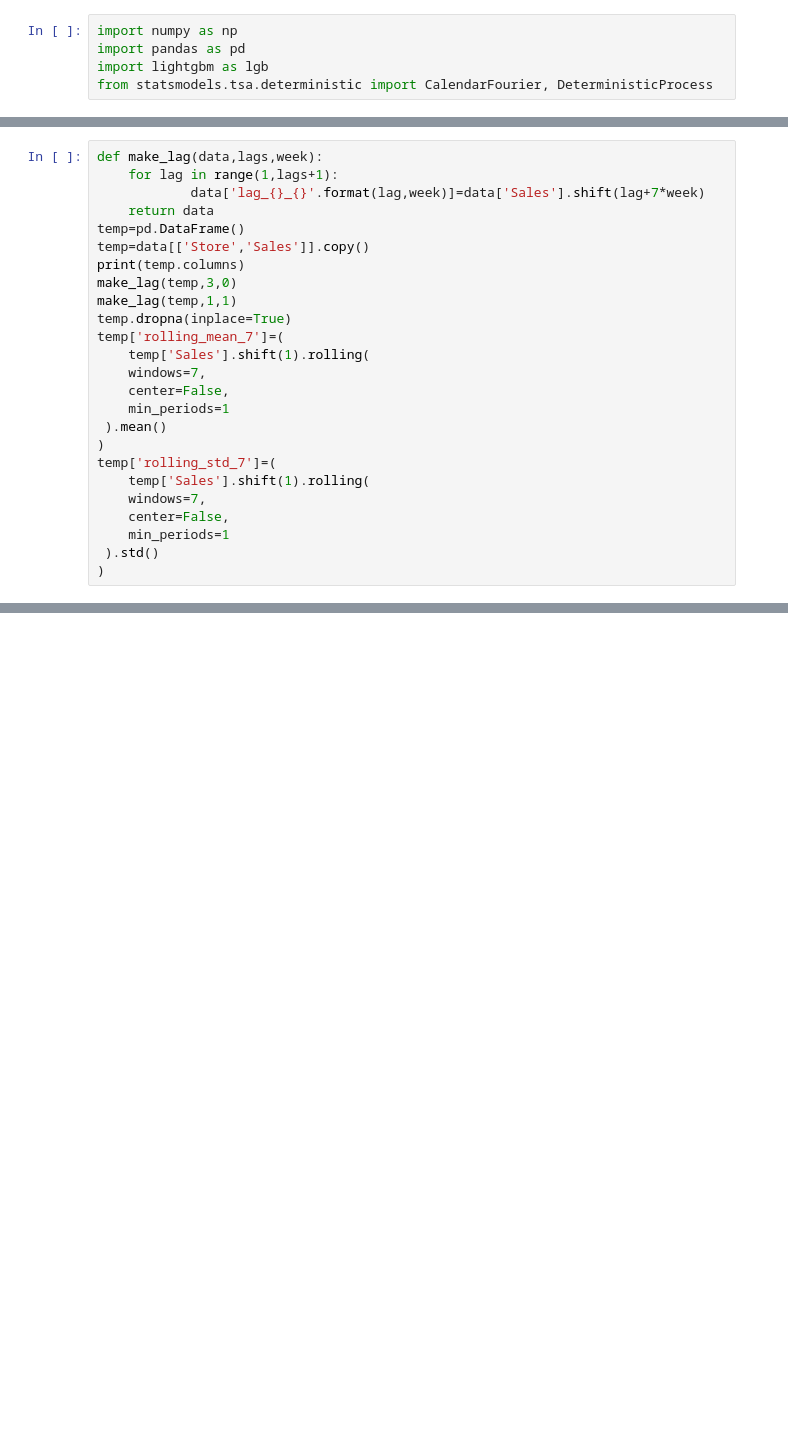
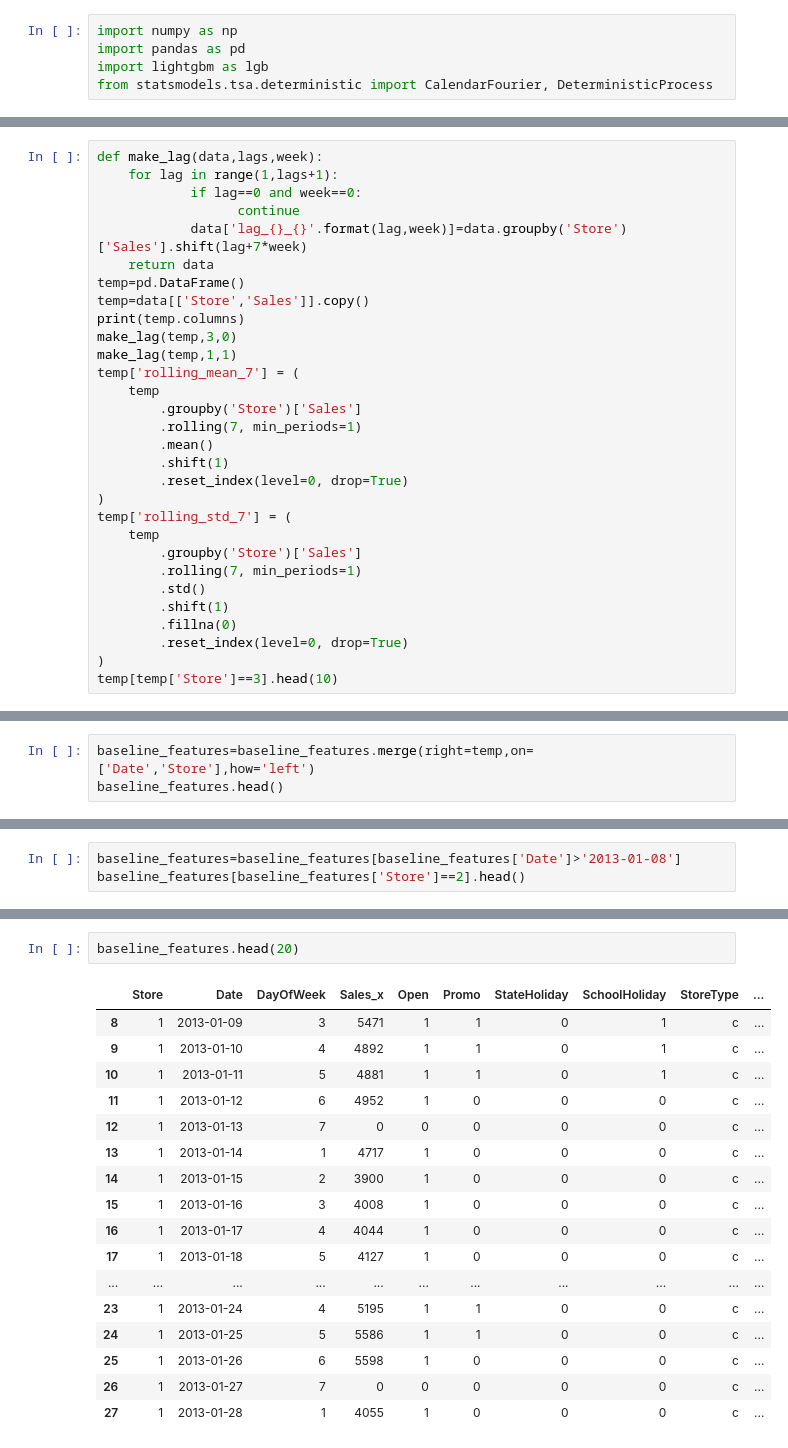
Before and after one commit to yjcyjjc/Rossmann-store-sale, a Jupyter notebook: baseline-model.ipynb, the cells around one changed output, grey strips where cells are left out. Drawn from its saved outputs; the diff is of its cells as text; blank space fills up the shorter version.

```diff
--- a/baseline-model.ipynb
+++ b/baseline-model.ipynb
@@ -22,27 +22,32 @@ data.head()
 # %%
 def make_lag(data,lags,week):
     for lag in range(1,lags+1):
-            data['lag_{}_{}'.format(lag,week)]=data['Sales'].shift(lag+7*week)
+            if lag==0 and week==0:
+                  continue
+            data['lag_{}_{}'.format(lag,week)]=data.groupby('Store')['Sales'].shift(lag+7*week)
     return data
 temp=pd.DataFrame()
 temp=data[['Store','Sales']].copy()
 print(temp.columns)
 make_lag(temp,3,0)
 make_lag(temp,1,1)
-temp.dropna(inplace=True)
-temp['rolling_mean_7']=(
-    temp['Sales'].shift(1).rolling(
-    windows=7,
-    center=False,
-    min_periods=1
- ).mean()
+temp['rolling_mean_7'] = (
+    temp
+        .groupby('Store')['Sales']
+        .rolling(7, min_periods=1)
+        .mean()
+        .shift(1)
+        .reset_index(level=0, drop=True)
 )
-temp['rolling_std_7']=(
-    temp['Sales'].shift(1).rolling(
-    windows=7,
-    center=False,
-    min_periods=1
- ).std()
+temp['rolling_std_7'] = (
+    temp
+        .groupby('Store')['Sales']
+        .rolling(7, min_periods=1)
+        .std()
+        .shift(1)
+        .fillna(0)
+        .reset_index(level=0, drop=True)
 )
+temp[temp['Store']==3].head(10)
 # %% [output]
 Index(['Store', 'Sales'], dtype='object')
@@ -110,0 +127,3 @@ baseline_features.head(10)
+# %%
+baseline_features=baseline_features.merge(right=temp,on=['Date','Store'],how='left')
+baseline_features.head()
@@ -110,0 +138,3 @@ baseline_features.head(10)
+# %%
+baseline_features=baseline_features[baseline_features['Date']>'2013-01-08']
+baseline_features[baseline_features['Store']==2].head()
@@ -110,0 +149,20 @@ baseline_features.head(10)
+# %%
+baseline_features.head(20)
+# %% [output]
+|  | Store | Date | DayOfWeek | Sales_x | Open | Promo | StateHoliday | SchoolHoliday | StoreType | ... |
+| 8 | 1 | 2013-01-09 | 3 | 5471 | 1 | 1 | 0 | 1 | c | ... |
+| 9 | 1 | 2013-01-10 | 4 | 4892 | 1 | 1 | 0 | 1 | c | ... |
+| 10 | 1 | 2013-01-11 | 5 | 4881 | 1 | 1 | 0 | 1 | c | ... |
+| 11 | 1 | 2013-01-12 | 6 | 4952 | 1 | 0 | 0 | 0 | c | ... |
+| 12 | 1 | 2013-01-13 | 7 | 0 | 0 | 0 | 0 | 0 | c | ... |
+| 13 | 1 | 2013-01-14 | 1 | 4717 | 1 | 0 | 0 | 0 | c | ... |
+| 14 | 1 | 2013-01-15 | 2 | 3900 | 1 | 0 | 0 | 0 | c | ... |
+| 15 | 1 | 2013-01-16 | 3 | 4008 | 1 | 0 | 0 | 0 | c | ... |
+| 16 | 1 | 2013-01-17 | 4 | 4044 | 1 | 0 | 0 | 0 | c | ... |
+| 17 | 1 | 2013-01-18 | 5 | 4127 | 1 | 0 | 0 | 0 | c | ... |
+| ... | ... | ... | ... | ... | ... | ... | ... | ... | ... | ... |
+| 23 | 1 | 2013-01-24 | 4 | 5195 | 1 | 1 | 0 | 0 | c | ... |
+| 24 | 1 | 2013-01-25 | 5 | 5586 | 1 | 1 | 0 | 0 | c | ... |
+| 25 | 1 | 2013-01-26 | 6 | 5598 | 1 | 0 | 0 | 0 | c | ... |
+| 26 | 1 | 2013-01-27 | 7 | 0 | 0 | 0 | 0 | 0 | c | ... |
+| 27 | 1 | 2013-01-28 | 1 | 4055 | 1 | 0 | 0 | 0 | c | ... |
```
Also changed, not shown: parts of 12 cells of this notebook, 1 other file.
